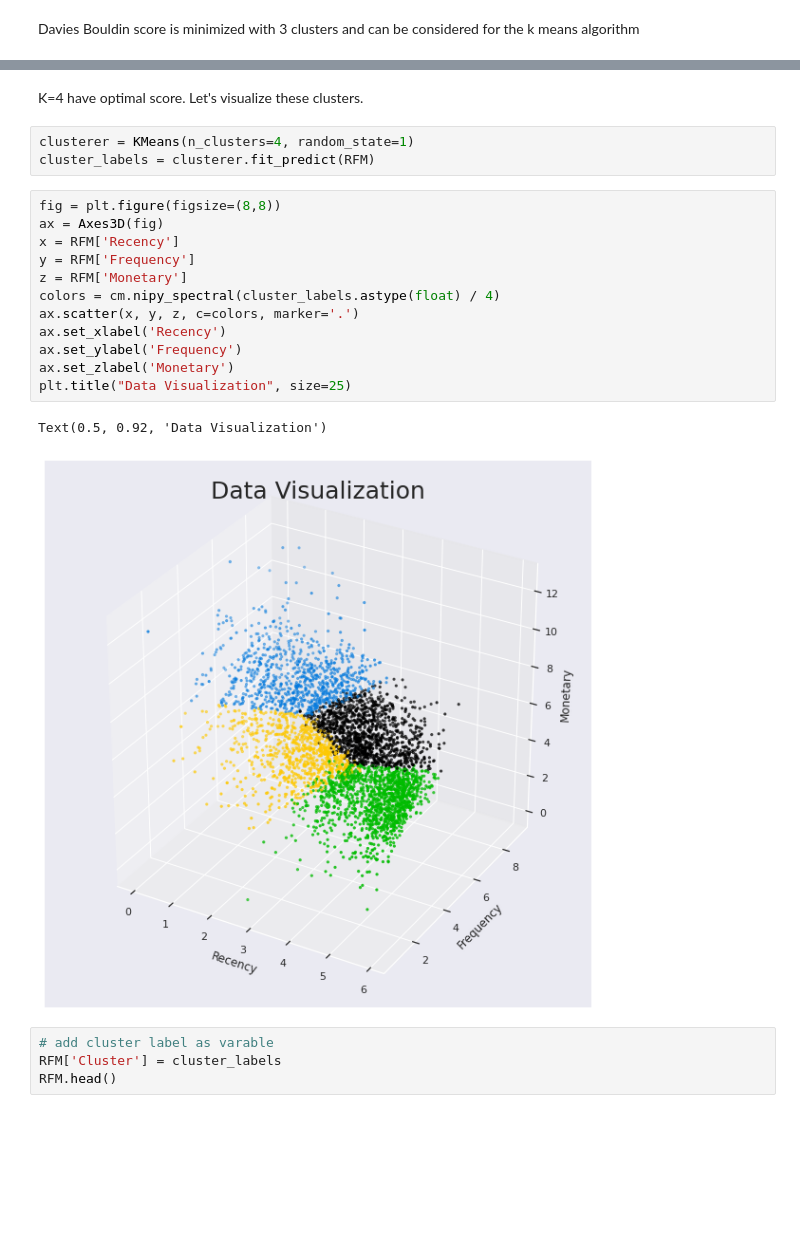
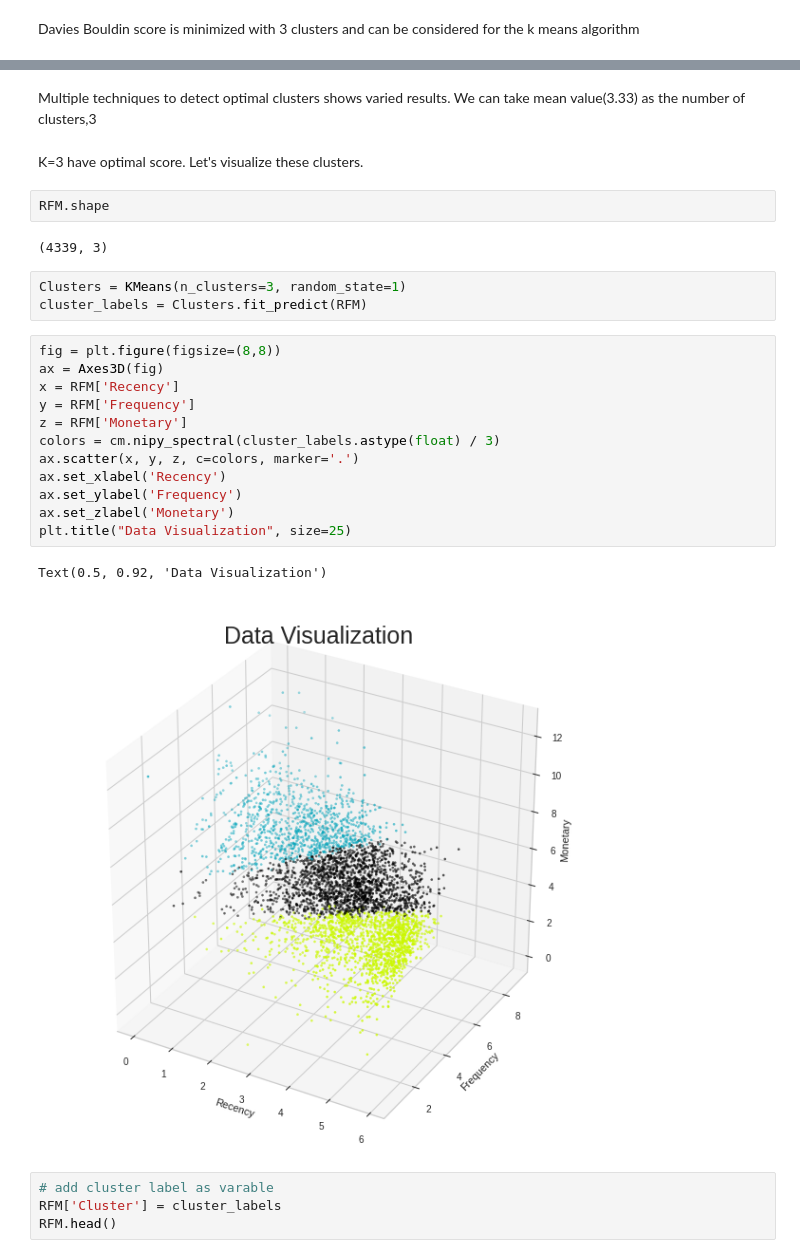
Before and after one commit to DrKamaleshR/Customersegmentation-unsupervised, a Jupyter notebook: Online_Retail_Customer_Segmentation_Capstone_Project.ipynb, the cells around one changed output, grey strips where cells are left out. Cells and saved outputs as stored; diff of their text form; blank space fills up the shorter version.

```diff
--- a/Online_Retail_Customer_Segmentation_Capstone_Project.ipynb
+++ b/Online_Retail_Customer_Segmentation_Capstone_Project.ipynb
@@ -690,23 +572,29 @@ For n_clusters = 8 The average silhouette_score is : 0.2632084601911839
+# %% [markdown]
+Multiple techniques to detect optimal clusters shows varied results. We can take mean value(3.33) as the number of clusters,3
 # %% [markdown]
-K=4 have optimal score. Let's visualize these clusters.
+K=3 have optimal score. Let's visualize these clusters.
+# %%
+RFM.shape
+# %% [output]
+(4339, 3)
 # %%
-clusterer = KMeans(n_clusters=4, random_state=1)
-cluster_labels = clusterer.fit_predict(RFM)
+Clusters = KMeans(n_clusters=3, random_state=1)
+cluster_labels = Clusters.fit_predict(RFM)
 # %%
 fig = plt.figure(figsize=(8,8))
 ax = Axes3D(fig)
 x = RFM['Recency']
 y = RFM['Frequency']
 z = RFM['Monetary']
-colors = cm.nipy_spectral(cluster_labels.astype(float) / 4)
+colors = cm.nipy_spectral(cluster_labels.astype(float) / 3)
 ax.scatter(x, y, z, c=colors, marker='.')
 ax.set_xlabel('Recency')
 ax.set_ylabel('Frequency')
 ax.set_zlabel('Monetary')
 plt.title("Data Visualization", size=25)
 # %% [output]
 Text(0.5, 0.92, 'Data Visualization')
-[figure, old version]
+[figure, new version]
 # %%
 # add cluster label as varable
 RFM['Cluster'] = cluster_labels
```
Also changed, not shown: parts of 24 cells of this notebook.
